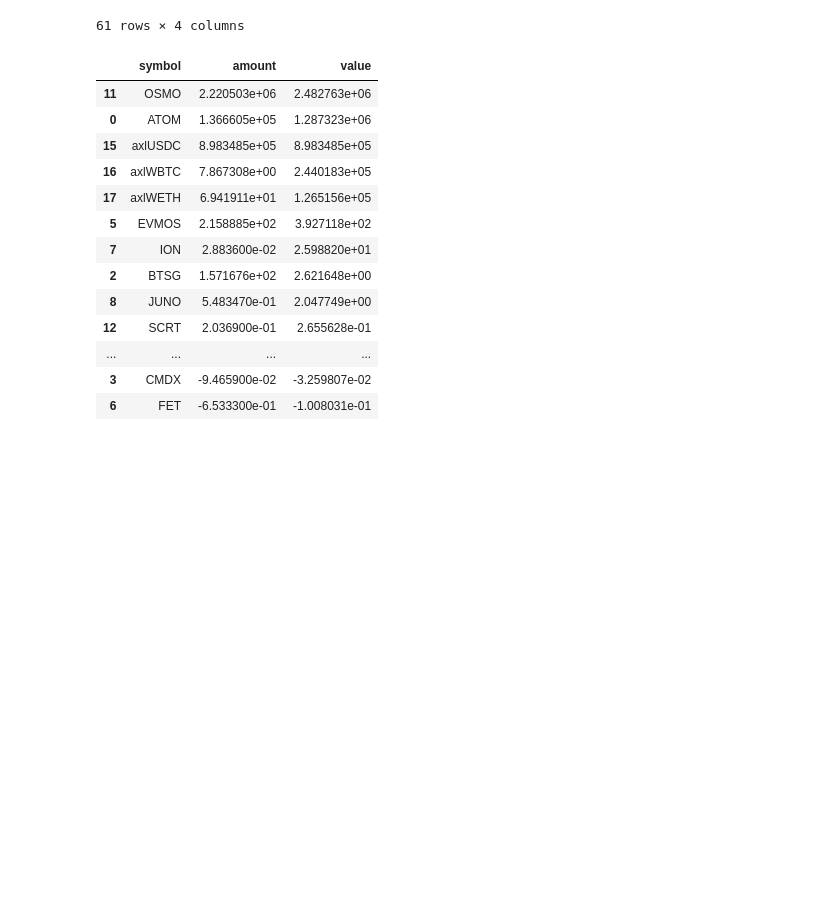
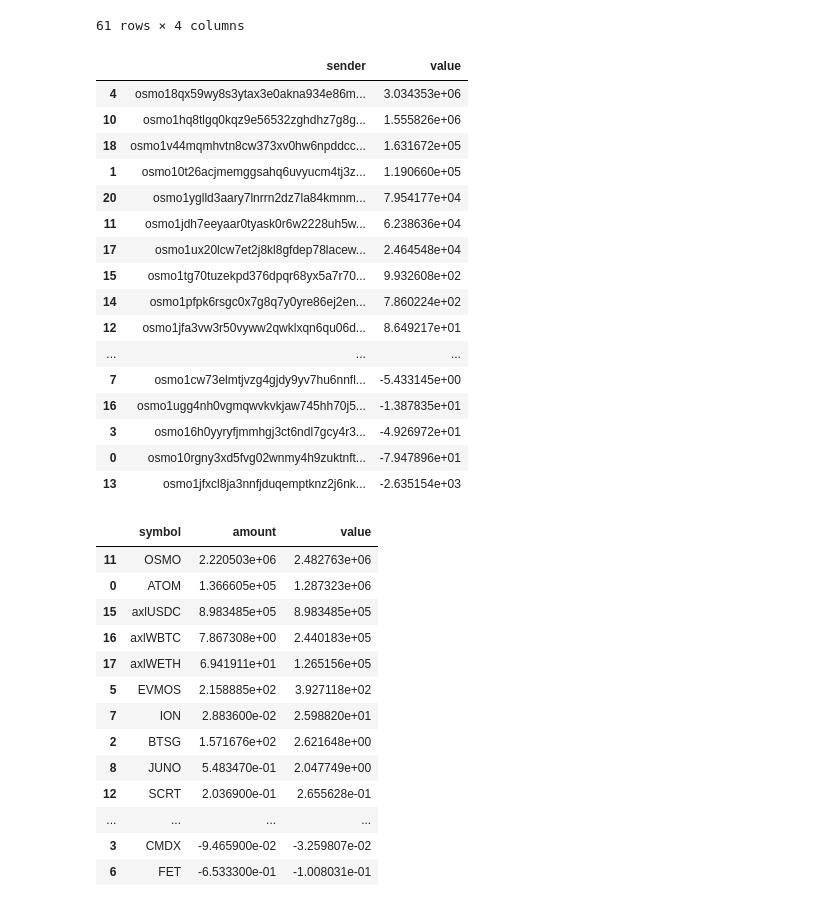
Before and after one commit to HathorNodes/osmosis_nitrogen_assessment, a Jupyter notebook: Osmosis Exploit Analysis.ipynb, the cells around one changed output. Drawn from its saved outputs; the diff is of its cells as text; code cells hidden in the pictures; blank space fills up the shorter version.

Commit message:
Added senders tallies.

```diff
--- a/Osmosis Exploit Analysis.ipynb
+++ b/Osmosis Exploit Analysis.ipynb
@@ -242,6 +242,31 @@ agg_net_diff_senders
 | 41 | osmo1jfxcl8ja3nnfjduqemptknz2j6nk... | LUNA | -2.688360e+07 | -1.306655e+03 |
 | 42 | osmo1jfxcl8ja3nnfjduqemptknz2j6nk... | OSMO | -1.188167e+03 | -1.328499e+03 |
 61 rows × 4 columns
+# %%
+agg_net_diff_senders = (net_diff.groupby(['sender'])[['value']]
+                                .sum()
+                                .reset_index()
+                                .sort_values(by=['value'], ascending=False))
+agg_net_diff_senders.to_csv("data/agg_net_diff_senders.csv", index=False)
+agg_net_diff_senders
+# %% [output]
+|  | sender | value |
+| 4 | osmo18qx59wy8s3ytax3e0akna934e86m... | 3.034353e+06 |
+| 10 | osmo1hq8tlgq0kqz9e56532zghdhz7g8g... | 1.555826e+06 |
+| 18 | osmo1v44mqmhvtn8cw373xv0hw6npddcc... | 1.631672e+05 |
+| 1 | osmo10t26acjmemggsahq6uvyucm4tj3z... | 1.190660e+05 |
+| 20 | osmo1yglld3aary7lnrrn2dz7la84kmnm... | 7.954177e+04 |
+| 11 | osmo1jdh7eeyaar0tyask0r6w2228uh5w... | 6.238636e+04 |
+| 17 | osmo1ux20lcw7et2j8kl8gfdep78lacew... | 2.464548e+04 |
+| 15 | osmo1tg70tuzekpd376dpqr68yx5a7r70... | 9.932608e+02 |
+| 14 | osmo1pfpk6rsgc0x7g8q7y0yre86ej2en... | 7.860224e+02 |
+| 12 | osmo1jfa3vw3r50vyww2qwklxqn6qu06d... | 8.649217e+01 |
+| ... | ... | ... |
+| 7 | osmo1cw73elmtjvzg4gjdy9yv7hu6nnfl... | -5.433145e+00 |
+| 16 | osmo1ugg4nh0vgmqwvkvkjaw745hh70j5... | -1.387835e+01 |
+| 3 | osmo16h0yyryfjmmhgj3ct6ndl7gcy4r3... | -4.926972e+01 |
+| 0 | osmo10rgny3xd5fvg02wnmy4h9zuktnft... | -7.947896e+01 |
+| 13 | osmo1jfxcl8ja3nnfjduqemptknz2j6nk... | -2.635154e+03 |
 # %%
 agg_net_diff_tokens = (net_diff.groupby(['symbol'])[['amount', 'value']]
                                .sum()
```
Also changed, not shown: parts of 3 cells of this notebook, 2 other files.
